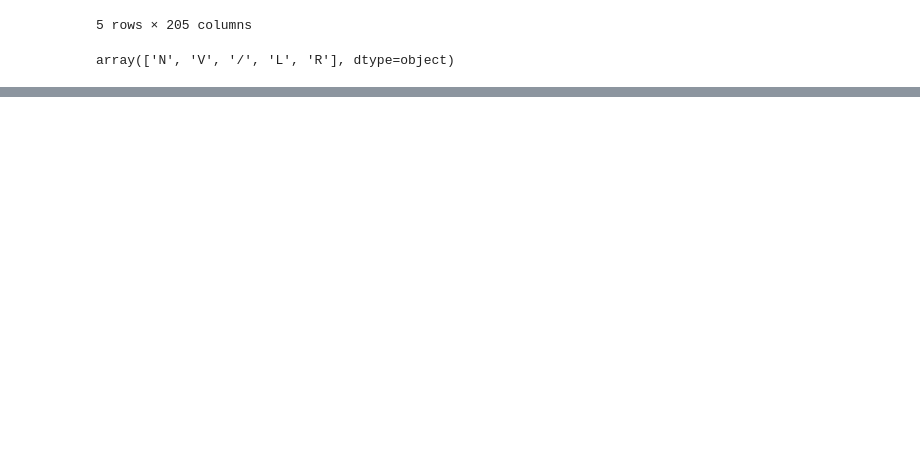
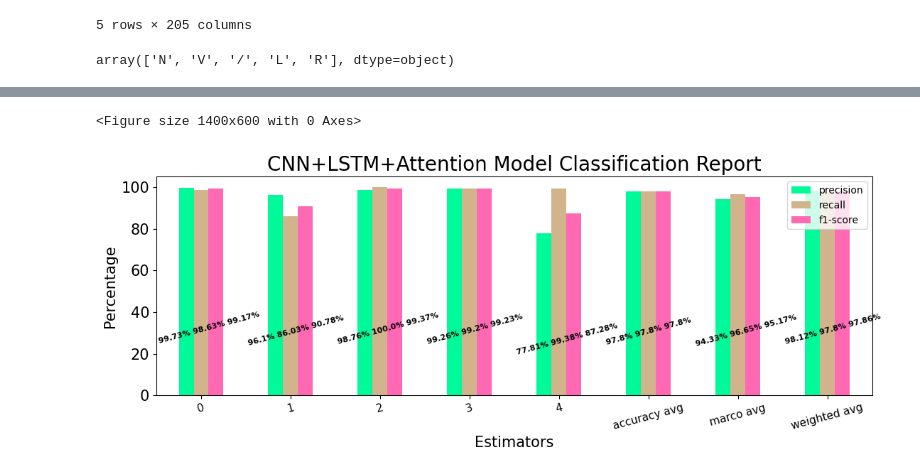
Before and after one commit to Alton1998/Arrhythmia-Detection, a Jupyter notebook: Deep Learning.ipynb, the cells around one changed output, grey strips where cells are left out. Saved outputs shown, nothing was run; the diff lists cells and outputs as text; code cells hidden in the pictures; blank space fills up the shorter version.

```diff
--- a/Deep Learning.ipynb
+++ b/Deep Learning.ipynb
@@ -519,26 +771,31 @@ report = pd.DataFrame(
 # %%
 colors = ['#00FA9A', '#D2B48C', '#FF69B4']#random.choices(list(mcolors.CSS4_COLORS.values()), k = 3)
 report_plot = report.apply(lambda x: x*100)
+
+fig = plt.figure(figsize=(14,6))
 ax = report_plot[["precision", "recall", "f1-score"]].plot(kind='bar',
                                                       figsize=(13, 4), legend=True, fontsize=15, color=colors)
 
 ax.set_xlabel("Estimators", fontsize=15)
 ax.set_xticklabels(
     list(id_to_label.values())+["accuracy avg", "marco avg", "weighted avg"],
     rotation=15, fontsize=11)
 ax.set_ylabel("Percentage", fontsize=15)
 plt.title("CNN+LSTM+Attention Model Classification Report", fontsize=20)
 
 for percentage, p in zip(
     report[['precision', 'recall', 'f1-score']].values,
     ax.patches):
 
     percentage = " ".join([str(round(i*100, 2))+"%" for i in percentage])
     x = p.get_x() + p.get_width() - 0.4
     y = p.get_y() + p.get_height() / 4
     ax.annotate(percentage, (x, y), fontsize=8, rotation=15, fontweight='bold')
 fig.savefig("attn_report.png", format="png",  pad_inches=0.2, transparent=False, bbox_inches='tight')
 fig.savefig("attn_report.svg", format="svg",  pad_inches=0.2, transparent=False, bbox_inches='tight')
 plt.show()
+# %% [output]
+<Figure size 1400x600 with 0 Axes>
+[figure, added]
 # %%
 ## Ensemble
```
Also changed, not shown: parts of 49 cells of this notebook, 20 other files.
